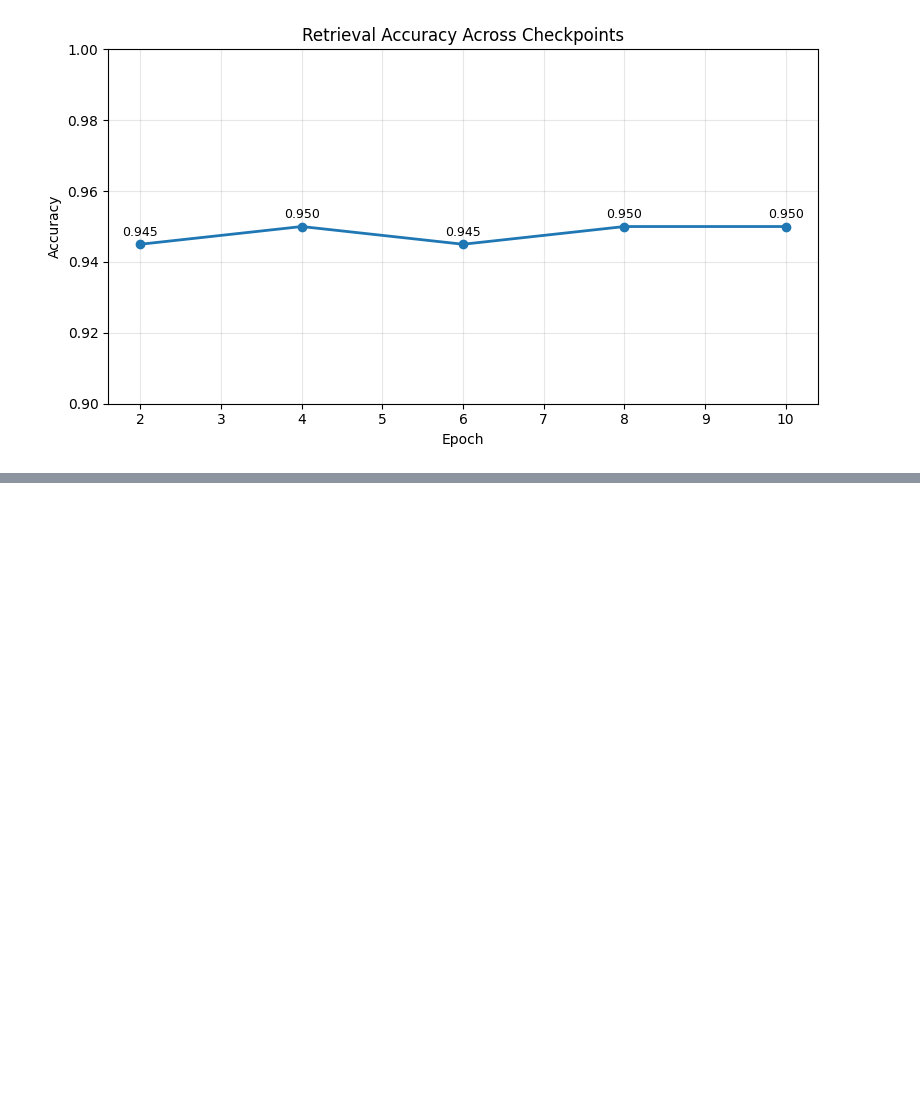
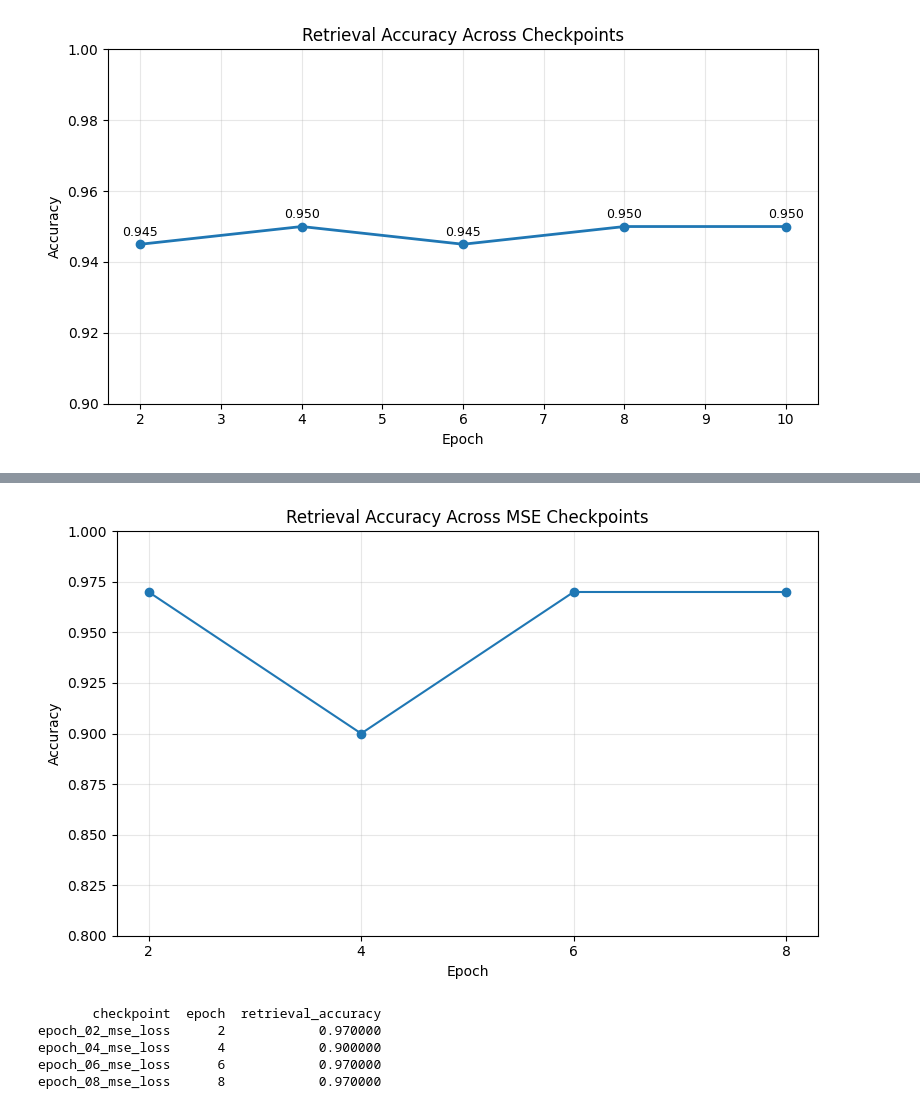
Before and after one commit to shaayaansh/NarrativeSimilarity, a Jupyter notebook: src/eval_embeddings.ipynb, the cells around one changed output, grey strips where cells are left out. Saved outputs shown, nothing was run; the diff lists cells and outputs as text; code cells hidden in the pictures; blank space fills up the shorter version.

```diff
--- a/src/eval_embeddings.ipynb
+++ b/src/eval_embeddings.ipynb
@@ -724,0 +886,29 @@ plt.show()
+# %%
+# Plot retrieval accuracy over MSE-loss checkpoints.
+
+import matplotlib.pyplot as plt
+
+if 'retrieval_ckpt_metrics_mse_df' not in globals():
+    raise RuntimeError('retrieval_ckpt_metrics_mse_df not found. Run the MSE retrieval multi-checkpoint eval cell first.')
+
+plot_df = retrieval_ckpt_metrics_mse_df.sort_values('epoch').reset_index(drop=True)
+
+plt.figure(figsize=(8, 5))
+plt.plot(plot_df['epoch'], plot_df['retrieval_accuracy'], marker='o')
+plt.title('Retrieval Accuracy Across MSE Checkpoints')
+plt.xlabel('Epoch')
+plt.ylabel('Accuracy')
+plt.xticks(plot_df['epoch'].tolist())
+plt.ylim(0.8, 1.0)
+plt.grid(alpha=0.3)
+plt.tight_layout()
+plt.show()
+
+print(plot_df[['checkpoint', 'epoch', 'retrieval_accuracy']].to_string(index=False, float_format=lambda x: f'{x:.6f}'))
+# %% [output]
+[figure, added]
+       checkpoint  epoch  retrieval_accuracy
+epoch_02_mse_loss      2            0.970000
+epoch_04_mse_loss      4            0.900000
+epoch_06_mse_loss      6            0.970000
+epoch_08_mse_loss      8            0.970000
```
Also changed, not shown: parts of 1 cell of this notebook, 2 other files.
